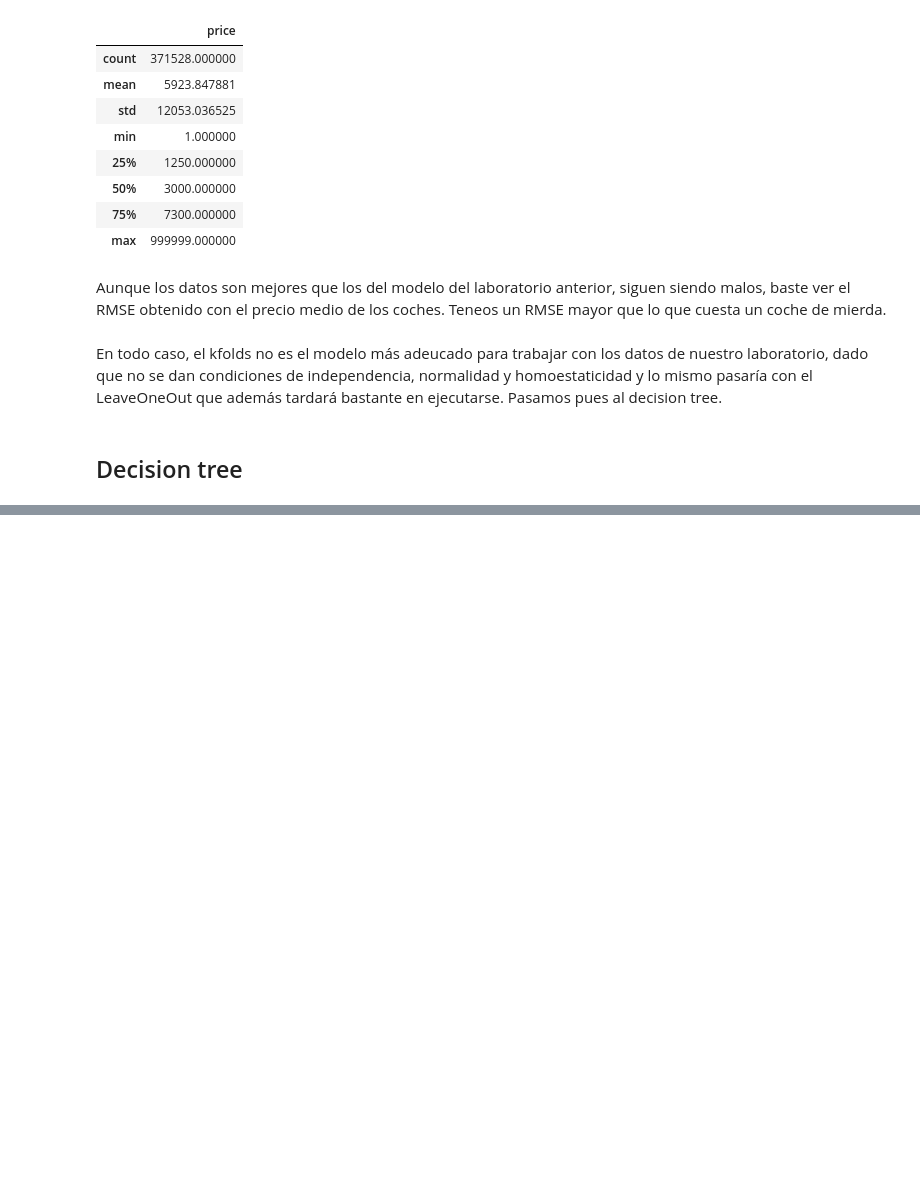
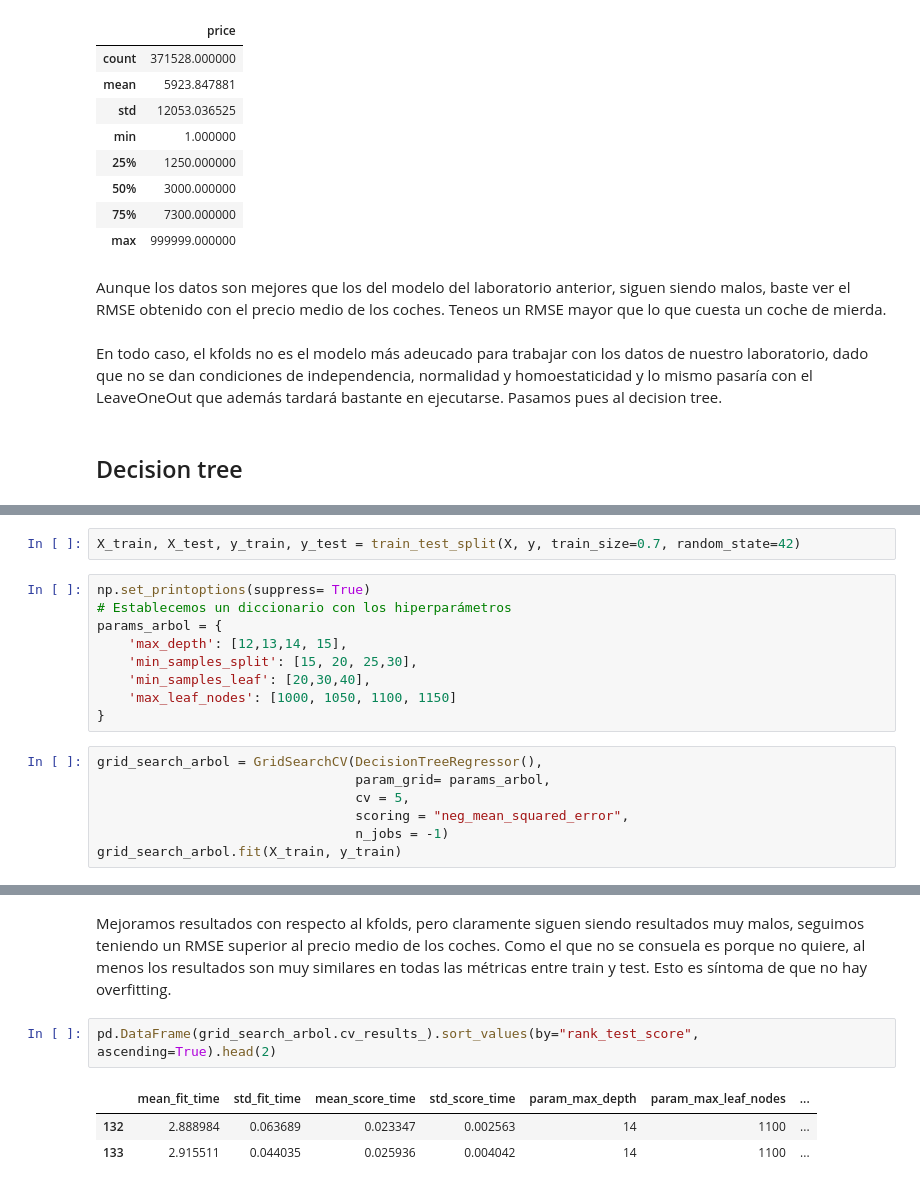
Before and after one commit to Rcm89/laboratorio-modulo7-leccion01-eda-nulos, a Jupyter notebook: laboratorio-modulo8-leccion02.ipynb, the cells around one changed output, grey strips where cells are left out. Cells and saved outputs as stored; diff of their text form; blank space fills up the shorter version.

Commit message:
kfolds y decission tree hecho

```diff
--- a/laboratorio-modulo8-leccion02.ipynb
+++ b/laboratorio-modulo8-leccion02.ipynb
@@ -260,0 +279,18 @@ En todo caso, el kfolds no es el modelo más adeucado para trabajar con los dato
+# %%
+X_train, X_test, y_train, y_test = train_test_split(X, y, train_size=0.7, random_state=42)
+# %%
+np.set_printoptions(suppress= True)
+# Establecemos un diccionario con los hiperparámetros
+params_arbol = {
+    'max_depth': [12,13,14, 15],
+    'min_samples_split': [15, 20, 25,30],
+    'min_samples_leaf': [20,30,40],
+    'max_leaf_nodes': [1000, 1050, 1100, 1150]
+}
+# %%
+grid_search_arbol = GridSearchCV(DecisionTreeRegressor(),
+                                 param_grid= params_arbol,
+                                 cv = 5,
+                                 scoring = "neg_mean_squared_error",
+                                 n_jobs = -1)
+grid_search_arbol.fit(X_train, y_train)
@@ -260,0 +320,8 @@ En todo caso, el kfolds no es el modelo más adeucado para trabajar con los dato
+# %% [markdown]
+Mejoramos resultados con respecto al kfolds, pero claramente  siguen siendo resultados muy malos, seguimos teniendo un RMSE superior al precio medio de los coches. Como el que no se consuela es porque no quiere, al menos los resultados son muy similares en todas las métricas entre train y test. Esto es síntoma de que no hay overfitting.
+# %%
+pd.DataFrame(grid_search_arbol.cv_results_).sort_values(by="rank_test_score", ascending=True).head(2)
+# %% [output]
+|  | mean_fit_time | std_fit_time | mean_score_time | std_score_time | param_max_depth | param_max_leaf_nodes | ... |
+| 132 | 2.888984 | 0.063689 | 0.023347 | 0.002563 | 14 | 1100 | ... |
+| 133 | 2.915511 | 0.044035 | 0.025936 | 0.004042 | 14 | 1100 | ... |
```
Also changed, not shown: parts of 7 cells of this notebook.
